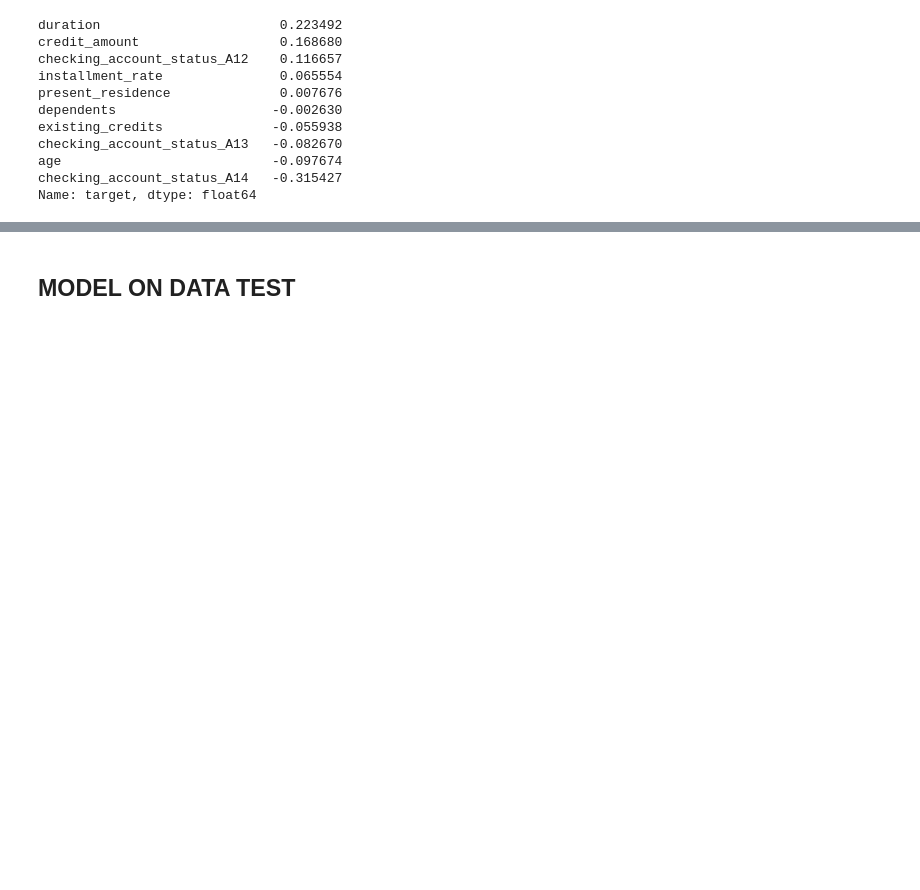
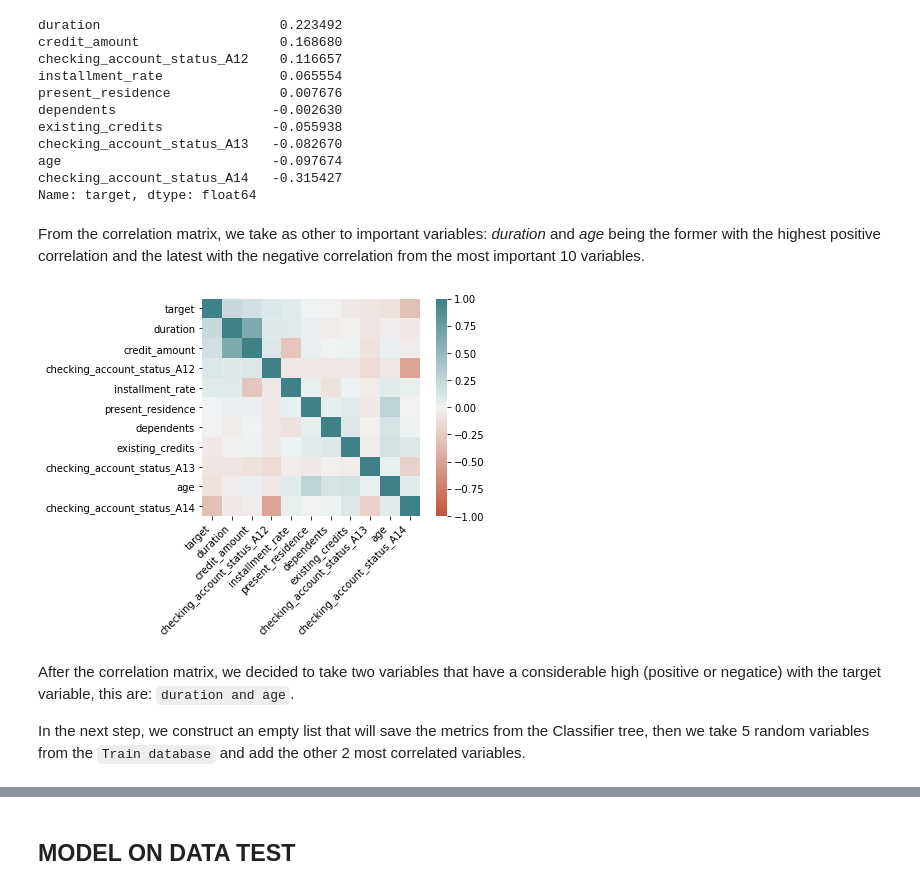
Before and after one commit to DanielHVJ/Blog, a Jupyter notebook: pandas/tes.ipynb, the cells around one changed output, grey strips where cells are left out. Drawn from its saved outputs; the diff is of its cells as text; code cells hidden in the pictures; blank space fills up the shorter version.

```diff
--- a/pandas/tes.ipynb
+++ b/pandas/tes.ipynb
@@ -57,6 +69,34 @@ checking_account_status_A13   -0.082670
 age                           -0.097674
 checking_account_status_A14   -0.315427
 Name: target, dtype: float64
+# %% [markdown]
+From the correlation matrix, we take as other to important variables: _duration_ and _age_ being the former with the highest positive correlation and the latest with the negative correlation from the most important 10 variables.
+# %%
+col = ['target','duration'               ,
+'credit_amount'                 ,
+'checking_account_status_A12'   ,
+'installment_rate'              ,
+'present_residence'             ,
+'dependents'                    ,
+'existing_credits'             ,
+'checking_account_status_A13'  ,
+'age', 'checking_account_status_A14']
+# %%
+corr = data_train[col].corr()
+
+ax = sns.heatmap(  corr,
+    vmin=-1, vmax=1, center=0,
+    cmap=sns.diverging_palette(20, 200, n=200),
+    square=True)
+
+ax.set_xticklabels(ax.get_xticklabels(),
+    rotation=45, horizontalalignment='right');
+# %% [output]
+[figure, added]
+# %% [markdown]
+After the correlation matrix, we decided to take two variables that have a considerable high (positive or negatice) with the target variable, this are: `duration and age`.
+
+In the next step, we construct an empty list that will save the metrics from the Classifier tree, then we take 5 random variables from the `Train database` and add the other 2 most correlated variables.
 # %%
 fp = []
 nu = [randint(2, 49) for p in range(2, 7)]
```
Also changed, not shown: parts of 33 cells of this notebook, 9 other files.
